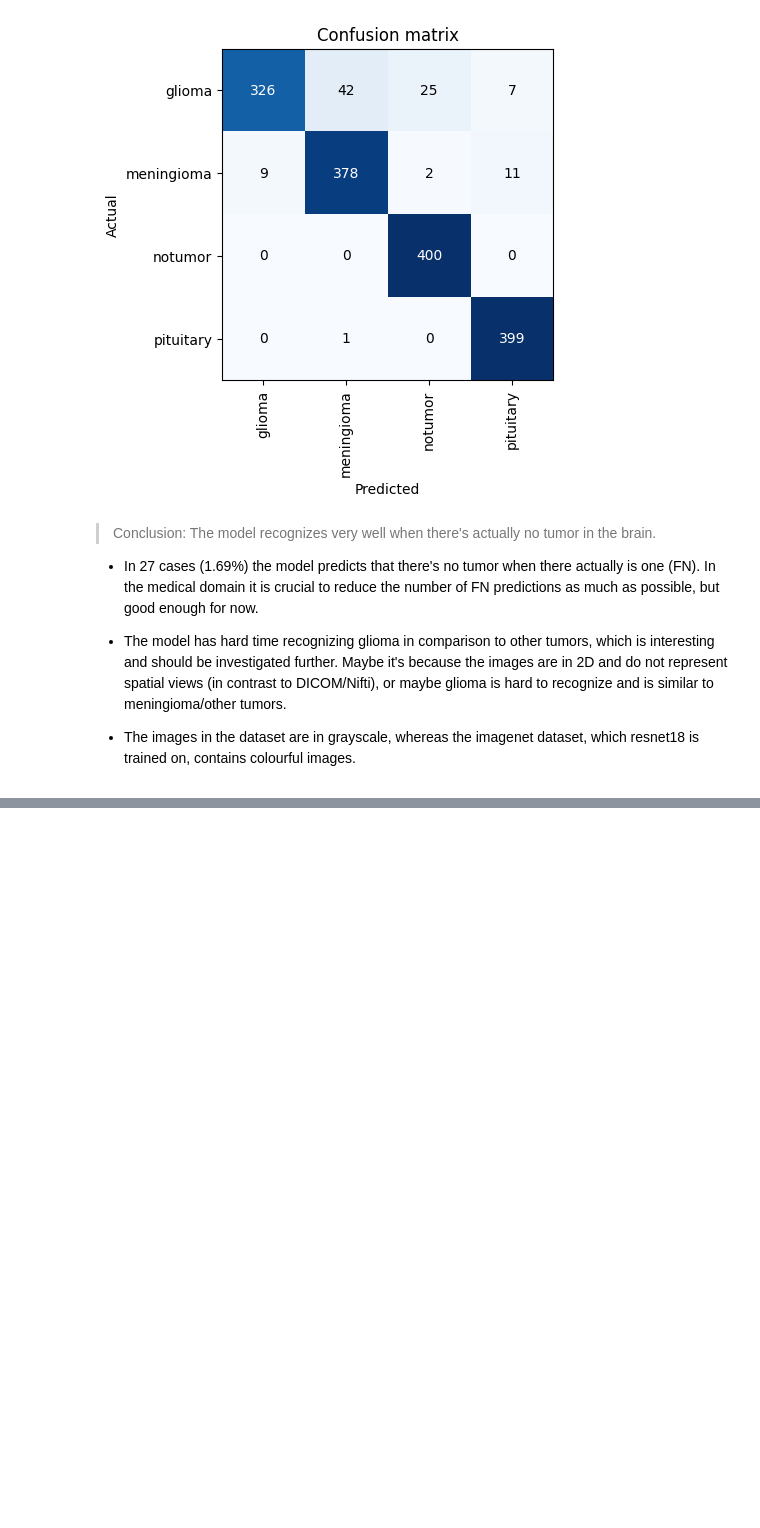
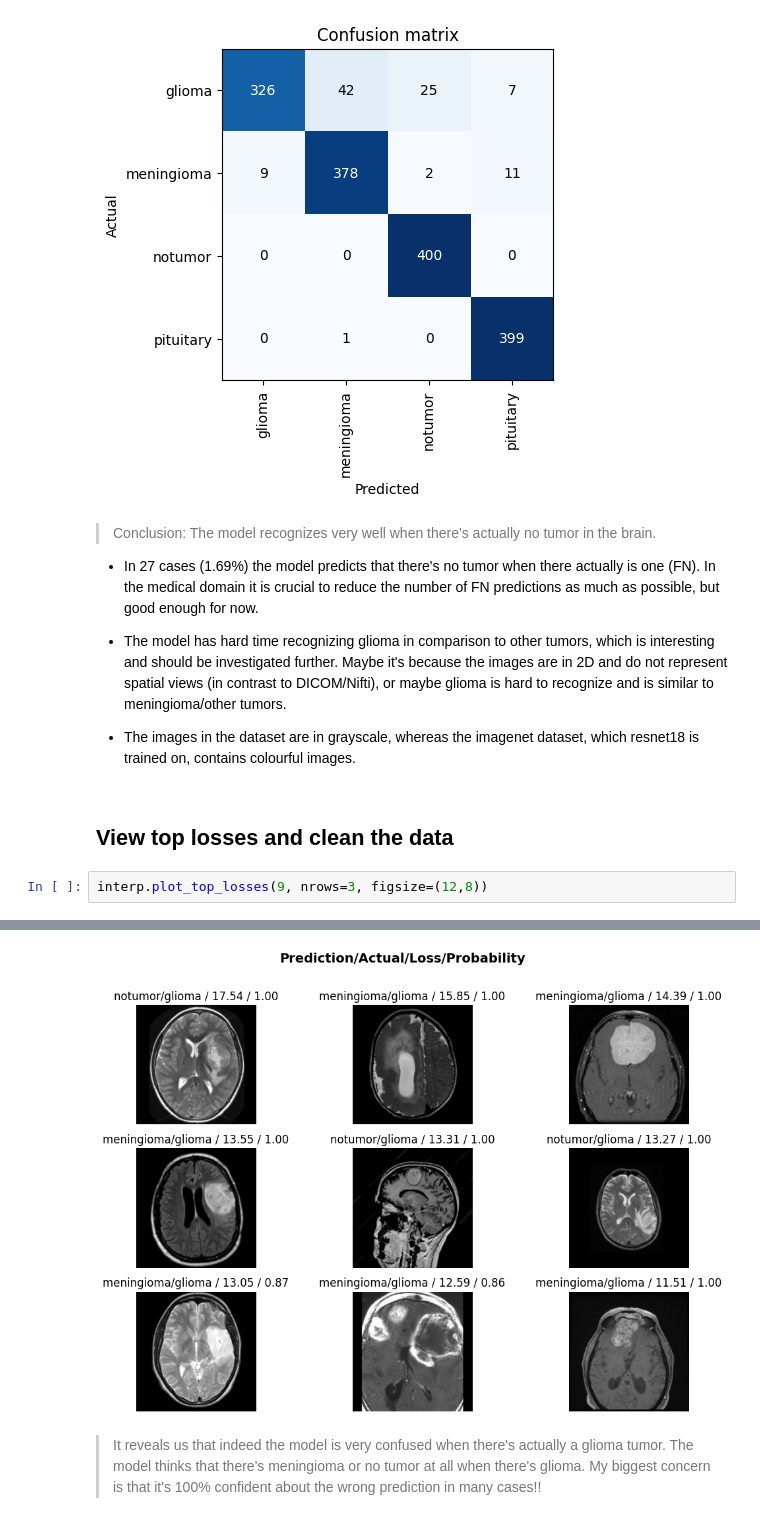
Before and after one commit to aviram421/mri-tumor-classification, a Jupyter notebook: tumor-classification-model.ipynb, the cells around one changed output, grey strips where cells are left out. Drawn from its saved outputs; the diff is of its cells as text; blank space fills up the shorter version.

Commit message:
Plot top losses

```diff
--- a/tumor-classification-model.ipynb
+++ b/tumor-classification-model.ipynb
@@ -208,3 +208,8 @@ interp.plot_confusion_matrix()
 - The model has hard time recognizing glioma in comparison to other tumors, which is interesting and should be investigated further. Maybe it's because the images are in 2D and do not represent spatial views (in contrast to DICOM/Nifti), or maybe glioma is hard to recognize and is similar to meningioma/other tumors.
 
 - The images in the dataset are in grayscale, whereas the imagenet dataset, which resnet18 is trained on, contains colourful images.
+# %% [markdown]
+## View top losses and clean the data
+# %%
+interp.plot_top_losses(9, nrows=3, figsize=(12,8))
+# %% [output]
@@ -210,0 +217,3 @@ interp.plot_confusion_matrix()
+[figure, added]
+# %% [markdown]
+> It reveals us that indeed the model is very confused when there's actually a glioma tumor. The model thinks that there's meningioma or no tumor at all when there's glioma. My biggest concern is that it's 100% confident about the wrong prediction in many cases!!
```
Also changed, not shown: parts of 4 cells of this notebook.
